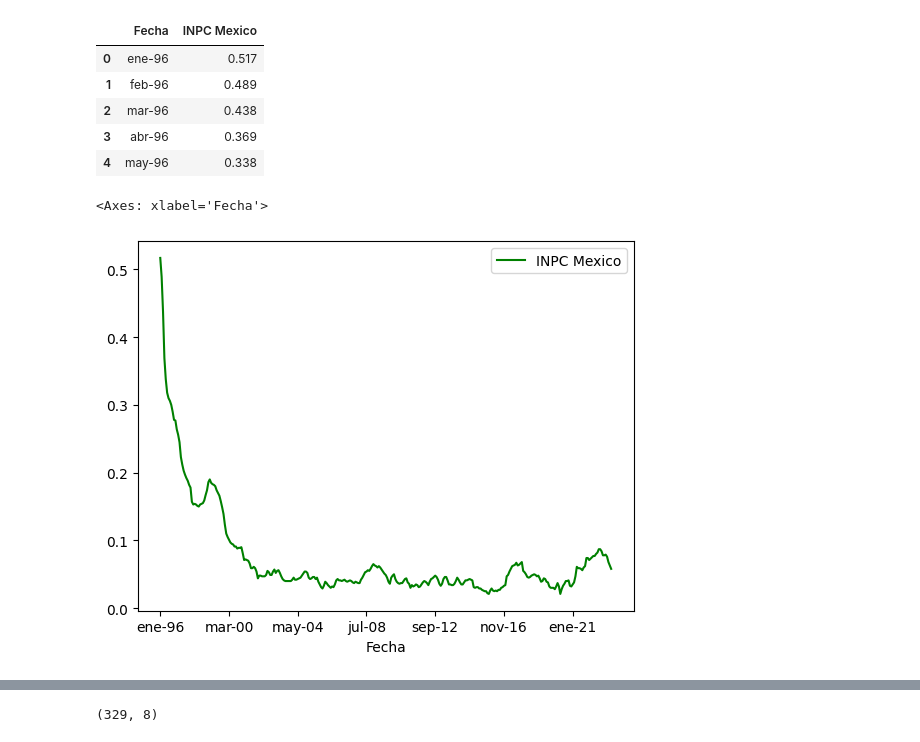
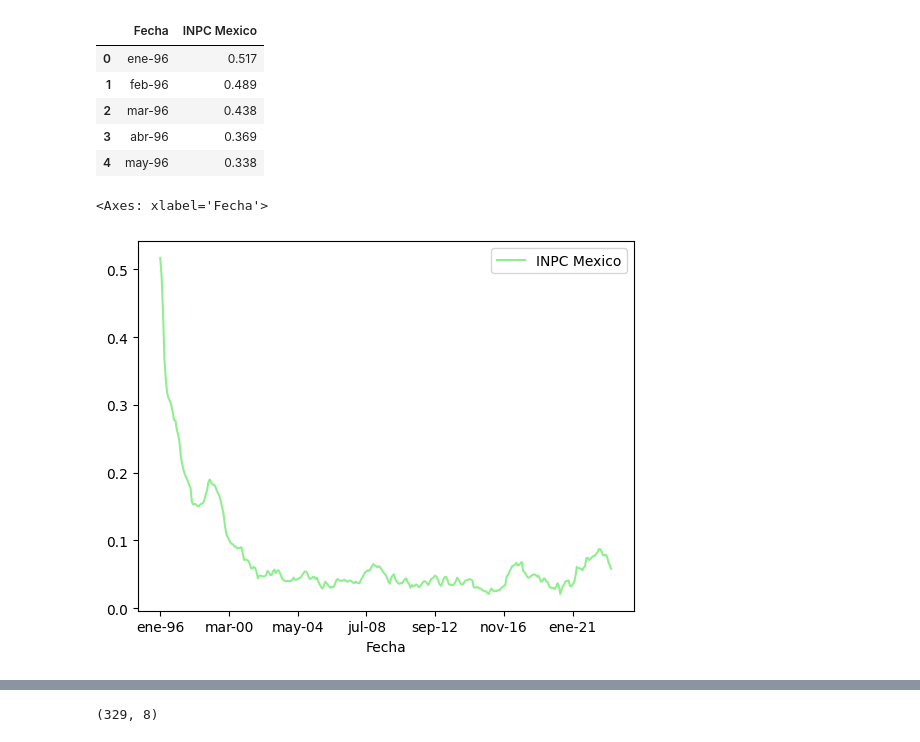
Before and after one commit to erickgt00/Deep-Learning, a Jupyter notebook: Practicas/ProyectoFinal.ipynb, the cells around one changed output, grey strips where cells are left out. Saved outputs shown, nothing was run; the diff lists cells and outputs as text; code cells hidden in the pictures.

```diff
--- a/Practicas/ProyectoFinal.ipynb
+++ b/Practicas/ProyectoFinal.ipynb
@@ -185,9 +186,9 @@ inflacion.head()
 | 3 | abr-96 | 0.369 |
 | 4 | may-96 | 0.338 |
 # %%
-inflacion.plot(x="Fecha", y="INPC Mexico",color="green")
+inflacion.plot(x="Fecha", y="INPC Mexico",color="lightgreen")
 # %% [output]
 <Axes: xlabel='Fecha'>
-[figure, old version]
+[figure, new version]
 # %%
 # Separación de datos para descomposición de serie
```
Also changed, not shown: parts of 13 cells of this notebook.
